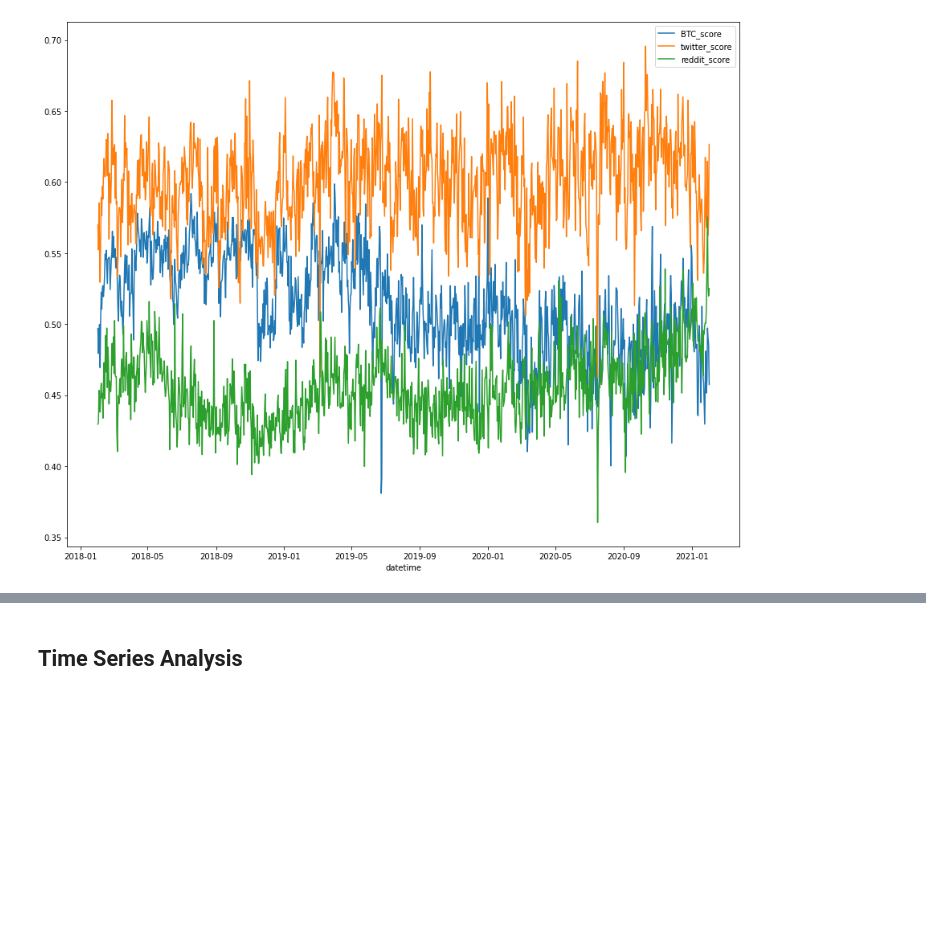
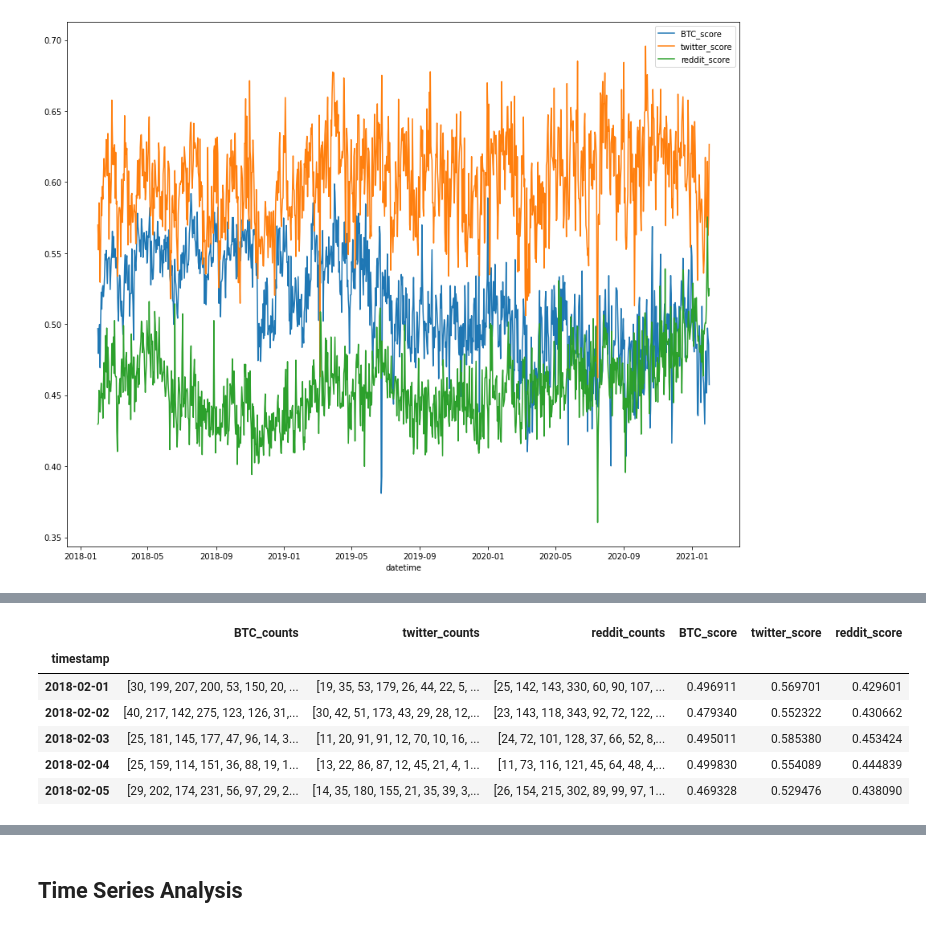
Before and after one commit to Dmunozig/crypto_sentiment, a Jupyter notebook: notebooks/Data_Exploration_Clean.ipynb, the cells around one changed output, grey strips where cells are left out. Drawn from its saved outputs; the diff is of its cells as text; code cells hidden in the pictures; blank space fills up the shorter version.

```diff
--- a/notebooks/Data_Exploration_Clean.ipynb
+++ b/notebooks/Data_Exploration_Clean.ipynb
@@ -406,0 +440,13 @@ plt.legend()
+# %%
+augmento_data = pd.read_csv('../data/augmento_scores_df.csv')
+augmento_data = augmento_data.rename(columns={"datetime": "timestamp"})
+augmento_data = augmento_data.set_index('timestamp')
+augmento_data.head()
+# %% [output]
+|  | BTC_counts | twitter_counts | reddit_counts | BTC_score | twitter_score | reddit_score |
+| timestamp |  |  |  |  |  |  |
+| 2018-02-01 | [30, 199, 207, 200, 53, 150, 20, ... | [19, 35, 53, 179, 26, 44, 22, 5, ... | [25, 142, 143, 330, 60, 90, 107, ... | 0.496911 | 0.569701 | 0.429601 |
+| 2018-02-02 | [40, 217, 142, 275, 123, 126, 31,... | [30, 42, 51, 173, 43, 29, 28, 12,... | [23, 143, 118, 343, 92, 72, 122, ... | 0.479340 | 0.552322 | 0.430662 |
+| 2018-02-03 | [25, 181, 145, 177, 47, 96, 14, 3... | [11, 20, 91, 91, 12, 70, 10, 16, ... | [24, 72, 101, 128, 37, 66, 52, 8,... | 0.495011 | 0.585380 | 0.453424 |
+| 2018-02-04 | [25, 159, 114, 151, 36, 88, 19, 1... | [13, 22, 86, 87, 12, 45, 21, 4, 1... | [11, 73, 116, 121, 45, 64, 48, 4,... | 0.499830 | 0.554089 | 0.444839 |
+| 2018-02-05 | [29, 202, 174, 231, 56, 97, 29, 2... | [14, 35, 180, 155, 21, 35, 39, 3,... | [26, 154, 215, 302, 89, 99, 97, 1... | 0.469328 | 0.529476 | 0.438090 |
```
Also changed, not shown: parts of 9 cells of this notebook, 1 other file.
